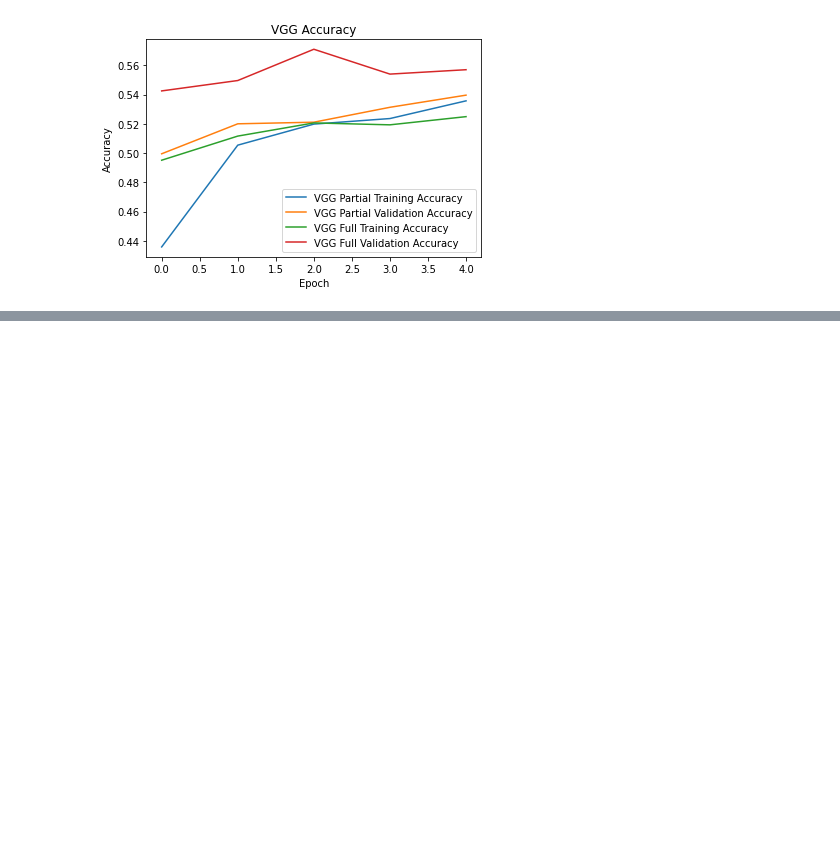
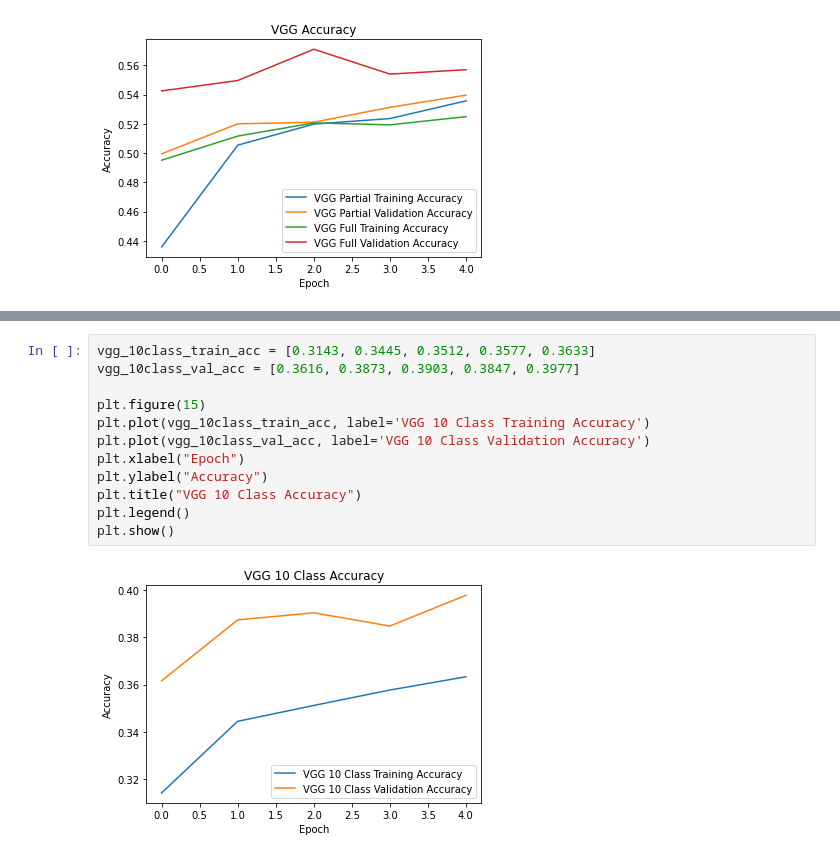
Before and after one commit to kinreehou/EE148-Artwork-Period-Prediction, a Jupyter notebook: visualizeResults.ipynb, the cells around one changed output, grey strips where cells are left out. Cells and saved outputs as stored; diff of their text form; blank space fills up the shorter version.

```diff
--- a/visualizeResults.ipynb
+++ b/visualizeResults.ipynb
@@ -202,0 +270,14 @@ plt.show()
+# %%
+vgg_10class_train_acc = [0.3143, 0.3445, 0.3512, 0.3577, 0.3633]
+vgg_10class_val_acc = [0.3616, 0.3873, 0.3903, 0.3847, 0.3977]
+
+plt.figure(15)
+plt.plot(vgg_10class_train_acc, label='VGG 10 Class Training Accuracy')
+plt.plot(vgg_10class_val_acc, label='VGG 10 Class Validation Accuracy')
+plt.xlabel("Epoch")
+plt.ylabel("Accuracy")
+plt.title("VGG 10 Class Accuracy")
+plt.legend()
+plt.show()
+# %% [output]
+[figure, added]
```
Also changed, not shown: parts of 2 cells of this notebook, 2 other files.
